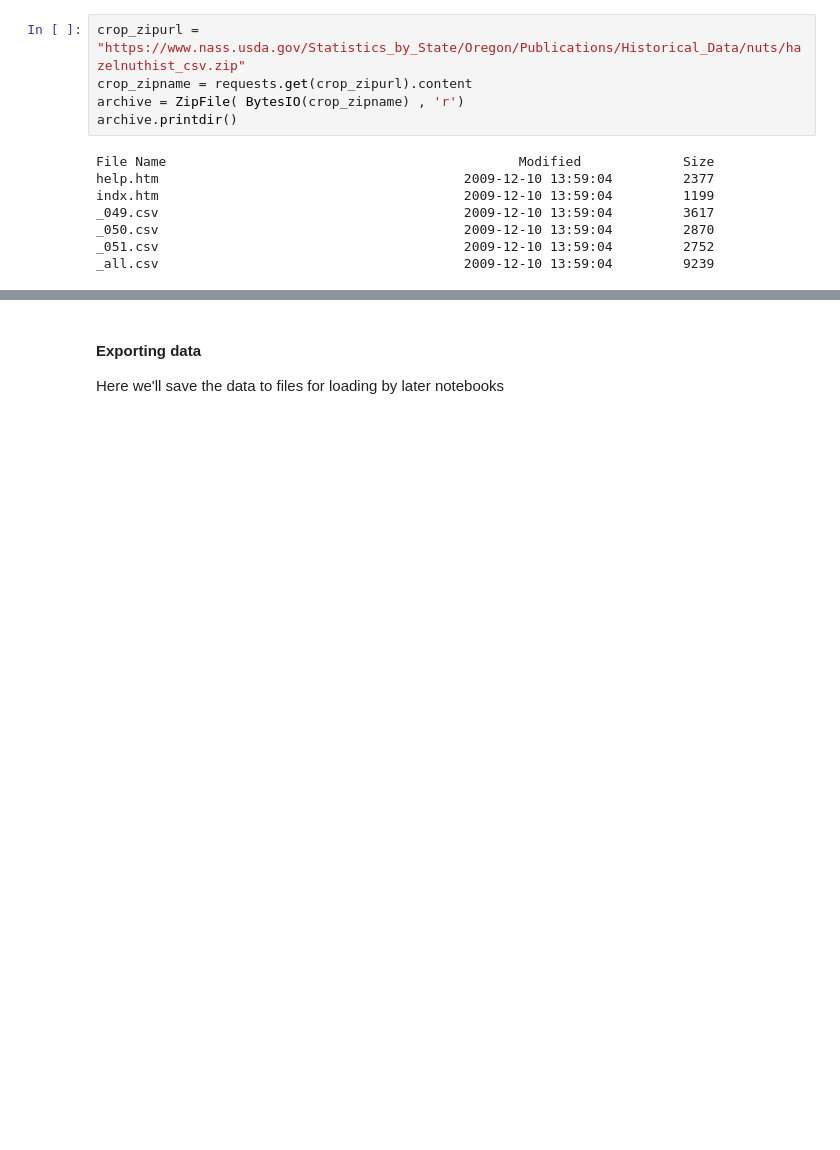
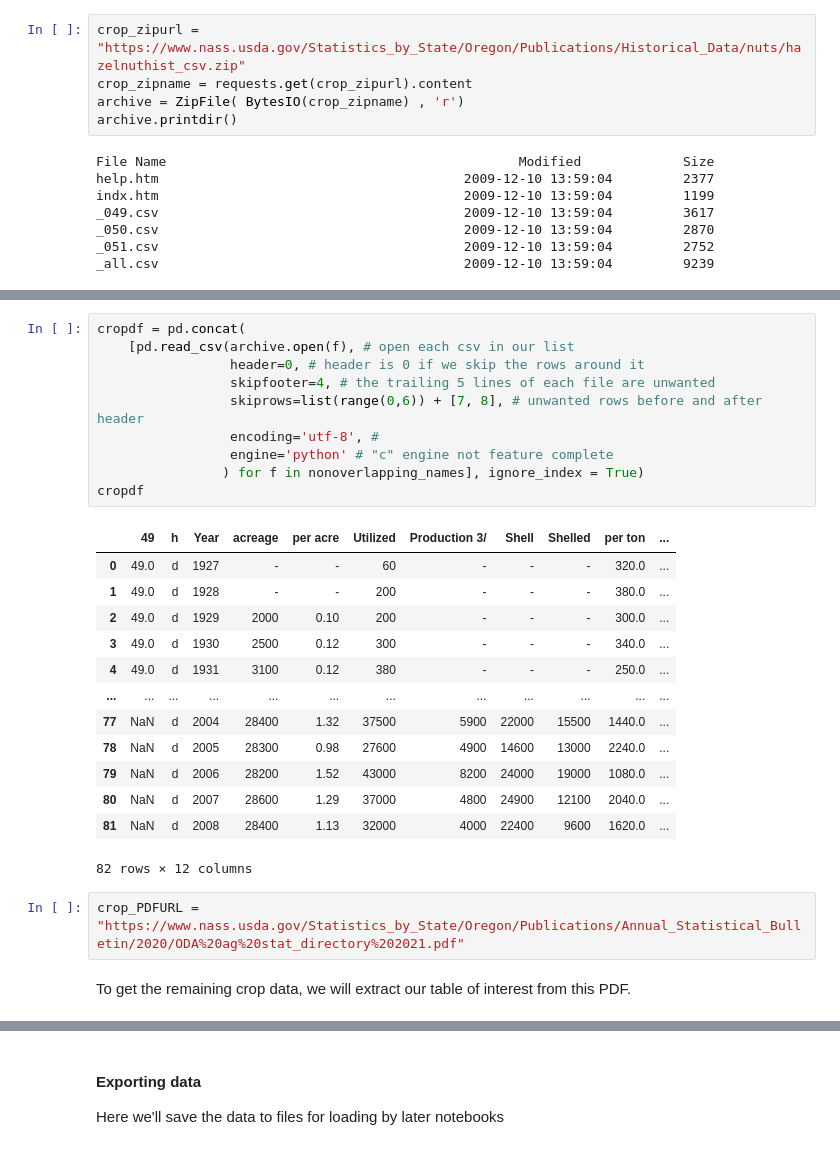
Before and after one commit to sbBEM/cap2, a Jupyter notebook: notebooks/cap2_NB01.ipynb, the cells around one changed output, grey strips where cells are left out. Cells and saved outputs as stored; diff of their text form; blank space fills up the shorter version.

Commit message:
Load 2 out of 3 crop files

```diff
--- a/notebooks/cap2_NB01.ipynb
+++ b/notebooks/cap2_NB01.ipynb
@@ -542,0 +512,28 @@ We made need to look for options to ignore errors or similar.
+# %%
+cropdf = pd.concat(
+    [pd.read_csv(archive.open(f), # open each csv in our list
+                 header=0, # header is 0 if we skip the rows around it
+                 skipfooter=4, # the trailing 5 lines of each file are unwanted
+                 skiprows=list(range(0,6)) + [7, 8], # unwanted rows before and after header
+                 encoding='utf-8', #
+                 engine='python' # "c" engine not feature complete
+                ) for f in nonoverlapping_names], ignore_index = True)
+cropdf
+# %% [output]
+|  | 49 | h | Year | acreage | per acre | Utilized | Production 3/ | Shell | Shelled | per ton | ... |
+| 0 | 49.0 | d | 1927 | - | - | 60 | - | - | - | 320.0 | ... |
+| 1 | 49.0 | d | 1928 | - | - | 200 | - | - | - | 380.0 | ... |
+| 2 | 49.0 | d | 1929 | 2000 | 0.10 | 200 | - | - | - | 300.0 | ... |
+| 3 | 49.0 | d | 1930 | 2500 | 0.12 | 300 | - | - | - | 340.0 | ... |
+| 4 | 49.0 | d | 1931 | 3100 | 0.12 | 380 | - | - | - | 250.0 | ... |
+| ... | ... | ... | ... | ... | ... | ... | ... | ... | ... | ... | ... |
+| 77 | NaN | d | 2004 | 28400 | 1.32 | 37500 | 5900 | 22000 | 15500 | 1440.0 | ... |
+| 78 | NaN | d | 2005 | 28300 | 0.98 | 27600 | 4900 | 14600 | 13000 | 2240.0 | ... |
+| 79 | NaN | d | 2006 | 28200 | 1.52 | 43000 | 8200 | 24000 | 19000 | 1080.0 | ... |
+| 80 | NaN | d | 2007 | 28600 | 1.29 | 37000 | 4800 | 24900 | 12100 | 2040.0 | ... |
+| 81 | NaN | d | 2008 | 28400 | 1.13 | 32000 | 4000 | 22400 | 9600 | 1620.0 | ... |
+82 rows × 12 columns
+# %%
+crop_PDFURL = "https://www.nass.usda.gov/Statistics_by_State/Oregon/Publications/Annual_Statistical_Bulletin/2020/ODA%20ag%20stat_directory%202021.pdf"
+# %% [markdown]
+To get the remaining crop data, we will extract our table of interest from this PDF.
```
Also changed, not shown: parts of 20 cells of this notebook, 1 other file.
